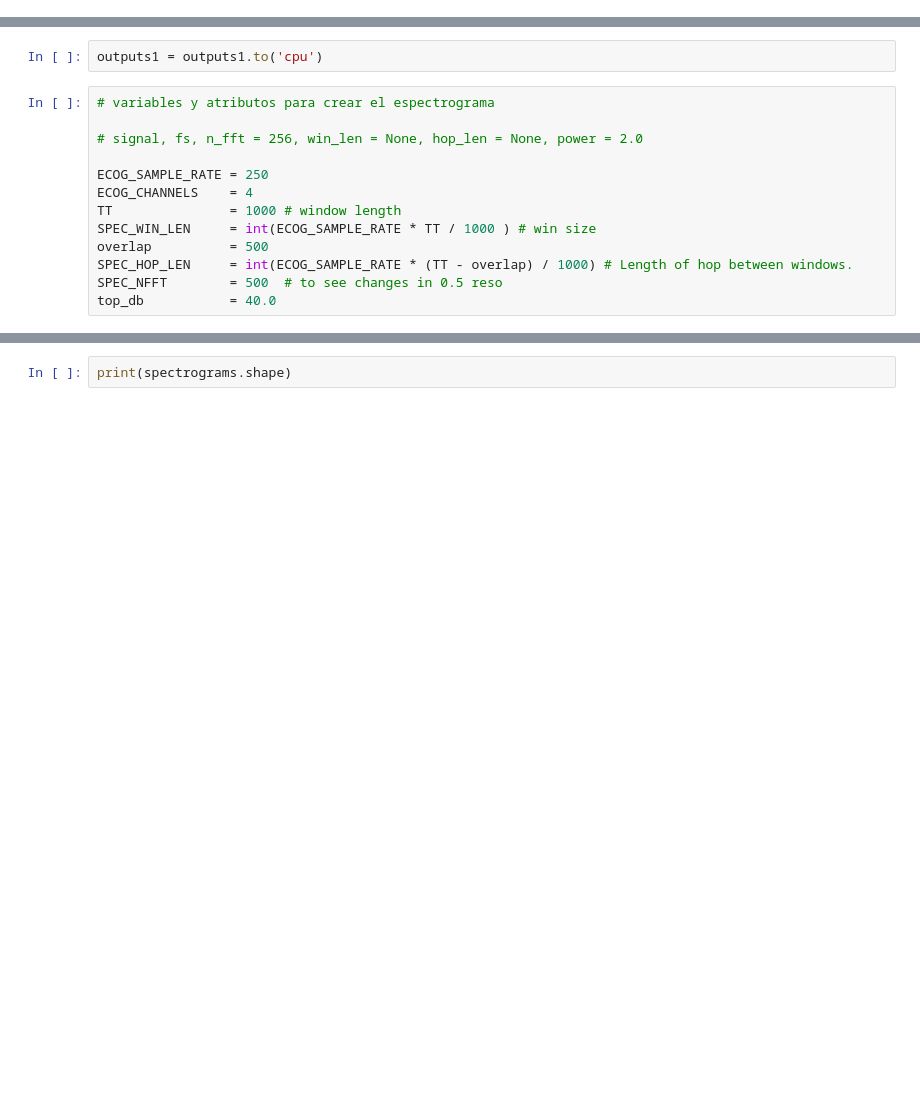
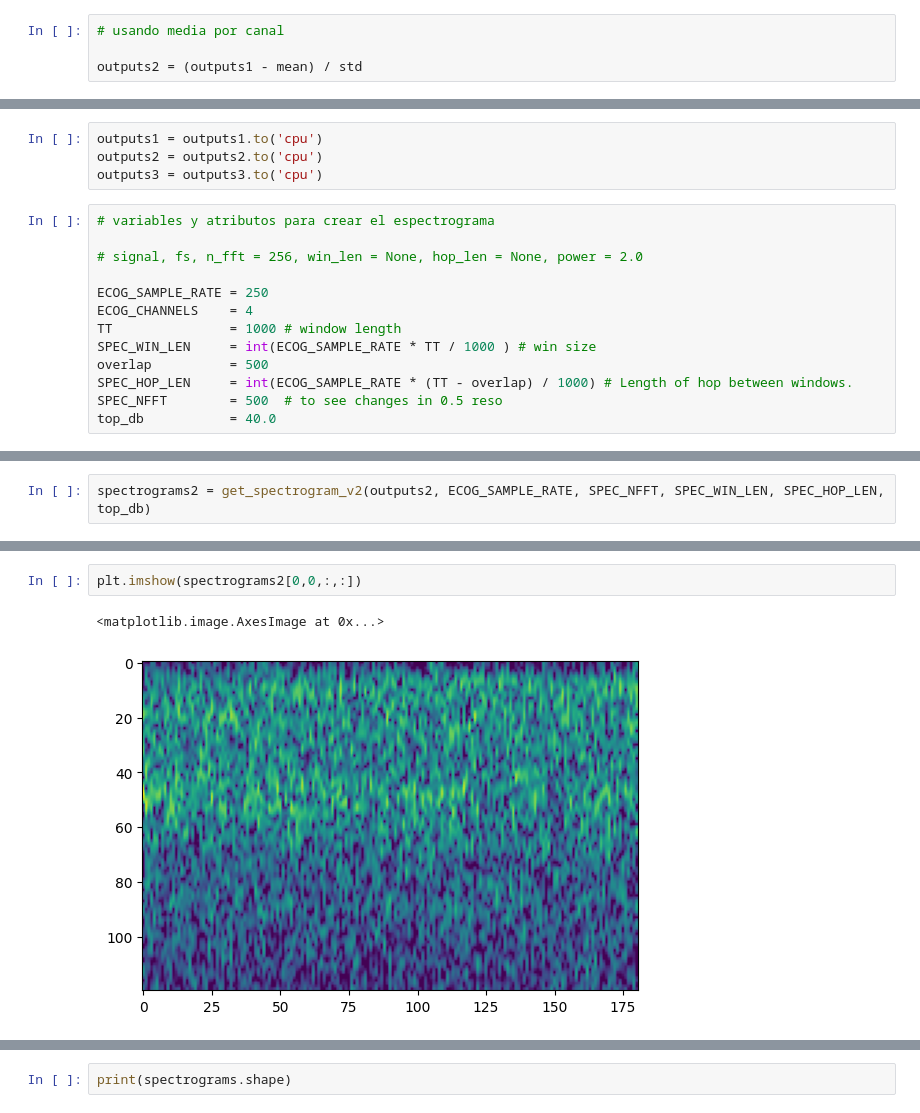
Before and after one commit to martinrrobins/PI-Thalamus-RNS, a Jupyter notebook: Paper_iESPnet_pruebas/01-Exploraciones/10 Exploracion.ipynb, the cells around one changed output, grey strips where cells are left out. Cells and saved outputs as stored; diff of their text form; blank space fills up the shorter version.

```diff
--- a/Paper_iESPnet_pruebas/01-Exploraciones/10 Exploracion.ipynb
+++ b/Paper_iESPnet_pruebas/01-Exploraciones/10 Exploracion.ipynb
@@ -444,0 +357,4 @@ torch.Size([64, 4, 22500])
+# %%
+# usando media por canal
+
+outputs2 = (outputs1 - mean) / std
@@ -445,5 +365,7 @@ torch.Size([64, 4, 22500])
 # %%
 outputs1 = outputs1.to('cpu')
+outputs2 = outputs2.to('cpu')
+outputs3 = outputs3.to('cpu')
 # %%
 # variables y atributos para crear el espectrograma
 
@@ -461,0 +419,2 @@ spectrograms = get_spectrogram_2(outputs1, ECOG_SAMPLE_RATE, SPEC_NFFT, SPEC_WIN
+# %%
+spectrograms2 = get_spectrogram_v2(outputs2, ECOG_SAMPLE_RATE, SPEC_NFFT, SPEC_WIN_LEN, SPEC_HOP_LEN, top_db)
@@ -461,0 +428,5 @@ spectrograms = get_spectrogram_2(outputs1, ECOG_SAMPLE_RATE, SPEC_NFFT, SPEC_WIN
+# %%
+plt.imshow(spectrograms2[0,0,:,:])
+# %% [output]
+<matplotlib.image.AxesImage at 0x...>
+[figure, added]
```
Also changed, not shown: parts of 41 cells of this notebook, 8 other files.
